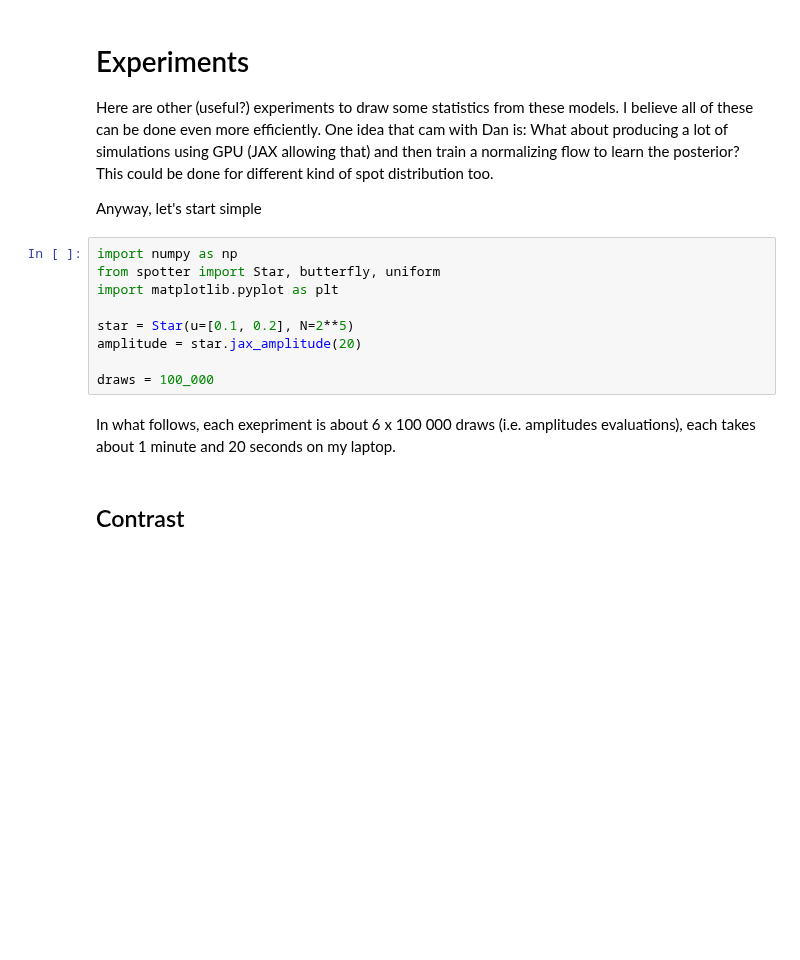
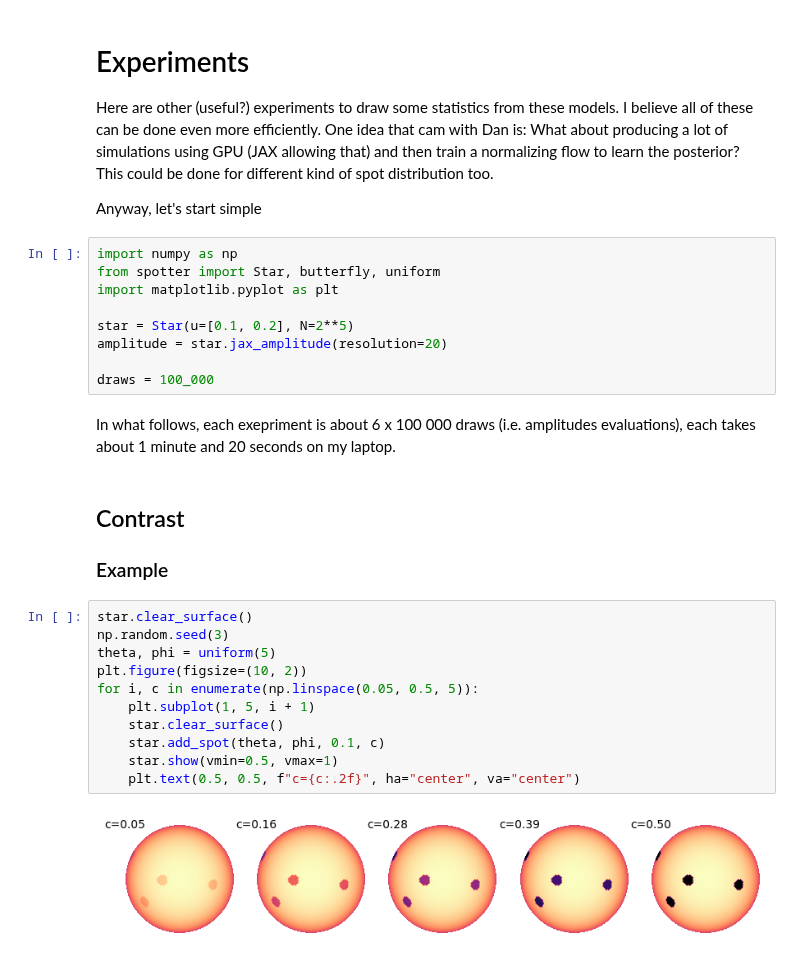
Before and after one commit to lgrcia/spotter, a Jupyter notebook: docs/experiments.ipynb, the cells around one changed output. Saved outputs shown, nothing was run; the diff lists cells and outputs as text; blank space fills up the shorter version.

```diff
--- a/docs/experiments.ipynb
+++ b/docs/experiments.ipynb
@@ -10,10 +10,25 @@ from spotter import Star, butterfly, uniform
 import matplotlib.pyplot as plt
 
 star = Star(u=[0.1, 0.2], N=2**5)
-amplitude = star.jax_amplitude(20)
+amplitude = star.jax_amplitude(resolution=20)
 
 draws = 100_000
 # %% [markdown]
 In what follows, each exepriment is about 6 x 100 000 draws (i.e. amplitudes evaluations), each takes about 1 minute and 20 seconds on my laptop.
 # %% [markdown]
 ## Contrast
+
+### Example
+# %%
+star.clear_surface()
+np.random.seed(3)
+theta, phi = uniform(5)
+plt.figure(figsize=(10, 2))
+for i, c in enumerate(np.linspace(0.05, 0.5, 5)):
+    plt.subplot(1, 5, i + 1)
+    star.clear_surface()
+    star.add_spot(theta, phi, 0.1, c)
+    star.show(vmin=0.5, vmax=1)
+    plt.text(0.5, 0.5, f"c={c:.2f}", ha="center", va="center")
+# %% [output]
+[figure, added]
```
Also changed, not shown: parts of 13 cells of this notebook.
